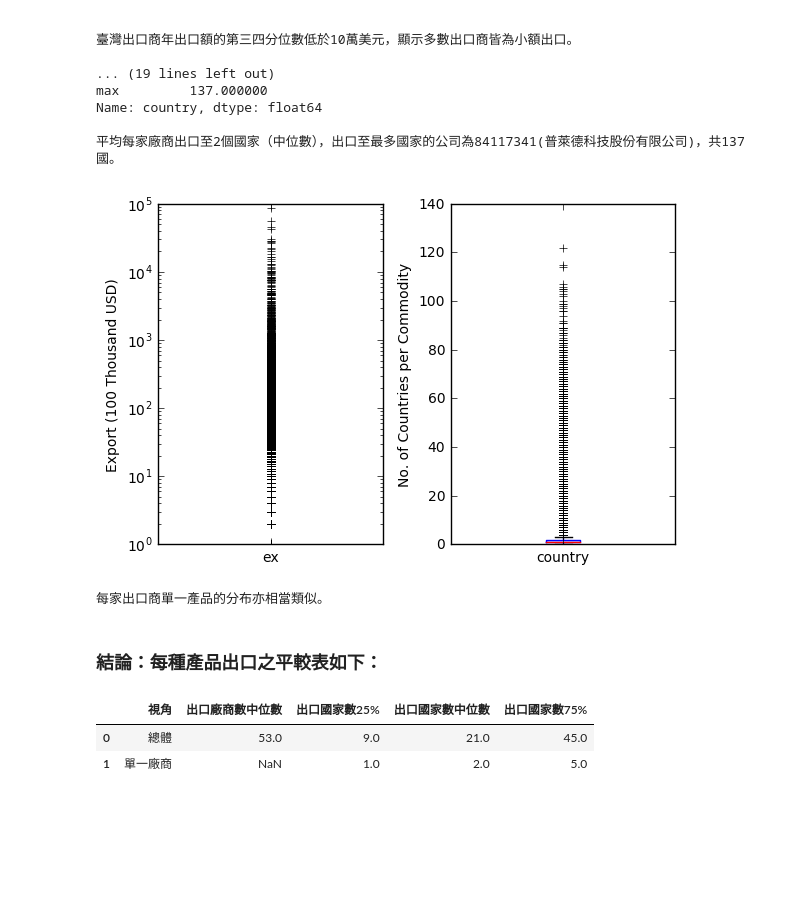
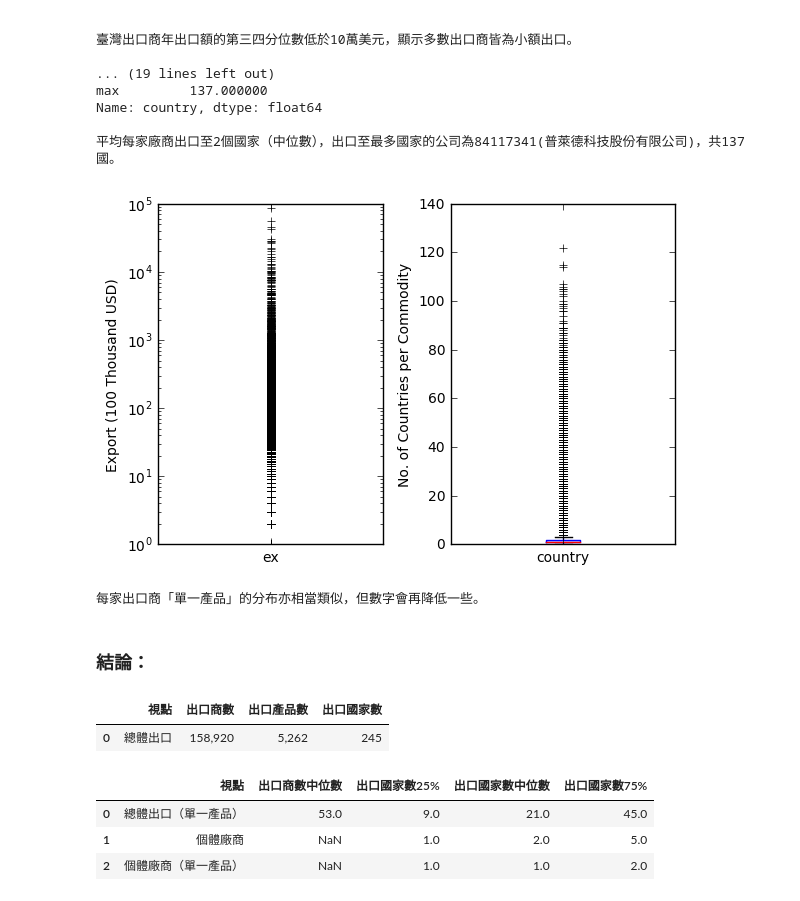
Before and after one commit to lincht/TradeModel, a Jupyter notebook: exportstats.ipynb, the cells around one changed output. Saved outputs shown, nothing was run; the diff lists cells and outputs as text; code cells hidden in the pictures; blank space fills up the shorter version.

Commit message:
Add summary tables

```diff
--- a/exportstats.ipynb
+++ b/exportstats.ipynb
@@ -219,20 +219,36 @@ axes[1].set_ylabel('No. of Countries per Commodity')
 plt.tight_layout()
 plt.show()
 
-print('每家出口商單一產品的分布亦相當類似。')
+print('每家出口商「單一產品」的分布亦相當類似，但數字會再降低一些。')
 # %% [output]
 [figure]
-每家出口商單一產品的分布亦相當類似。
+每家出口商「單一產品」的分布亦相當類似，但數字會再降低一些。
 # %% [markdown]
-### 結論：每種產品出口之平較表如下：
+### 結論：
+# %%
+tbl1 = pd.DataFrame({'視點': ['總體出口'],
+                     '出口商數': ['{:,}'.format(len(df['ban'].unique()))],
+                     '出口產品數': ['{:,}'.format(int(round(n_codes)))],
+                     '出口國家數': [len(df['country'].unique())]})
+tbl1[[3, 0, 2, 1]]
+# %% [output]
+|  | 視點 | 出口商數 | 出口產品數 | 出口國家數 |
+| 0 | 總體出口 | 158,920 | 5,262 | 245 |
 # %%
-tbl = pd.DataFrame({'視角': ['總體', '單一廠商'],
-                    '出口廠商數中位數': [code_stats['ban'].describe()['50%'], np.nan],
-                    '出口國家數25%': [code_stats['country'].describe()['25%'], com_stats['country'].describe()['25%']],
-                    '出口國家數中位數': [code_stats['country'].describe()['50%'], com_stats['country'].describe()['50%']],
-                    '出口國家數75%': [code_stats['country'].describe()['75%'], com_stats['country'].describe()['75%']]})
-tbl[[4, 3, 0, 2, 1]]
+tbl2 = pd.DataFrame({'視點': ['總體出口（單一產品）', '個體廠商', '個體廠商（單一產品）'],
+                    '出口商數中位數': [code_stats['ban'].describe()['50%'], np.nan, np.nan],
+                    '出口國家數25%': [code_stats['country'].describe()['25%'],
+                                     com_stats['country'].describe()['25%'],
+                                     com_stats_code['country'].describe()['25%']],
+                    '出口國家數中位數': [code_stats['country'].describe()['50%'],
+                                        com_stats['country'].describe()['50%'],
+                                        com_stats_code['country'].describe()['50%']],
+                    '出口國家數75%': [code_stats['country'].describe()['75%'],
+                                     com_stats['country'].describe()['75%'],
+                                     com_stats_code['country'].describe()['75%']]})
+tbl2[[4, 0, 1, 3, 2]]
 # %% [output]
-|  | 視角 | 出口廠商數中位數 | 出口國家數25% | 出口國家數中位數 | 出口國家數75% |
-| 0 | 總體 | 53.0 | 9.0 | 21.0 | 45.0 |
-| 1 | 單一廠商 | NaN | 1.0 | 2.0 | 5.0 |
+|  | 視點 | 出口商數中位數 | 出口國家數25% | 出口國家數中位數 | 出口國家數75% |
+| 0 | 總體出口（單一產品） | 53.0 | 9.0 | 21.0 | 45.0 |
+| 1 | 個體廠商 | NaN | 1.0 | 2.0 | 5.0 |
+| 2 | 個體廠商（單一產品） | NaN | 1.0 | 1.0 | 2.0 |
```
